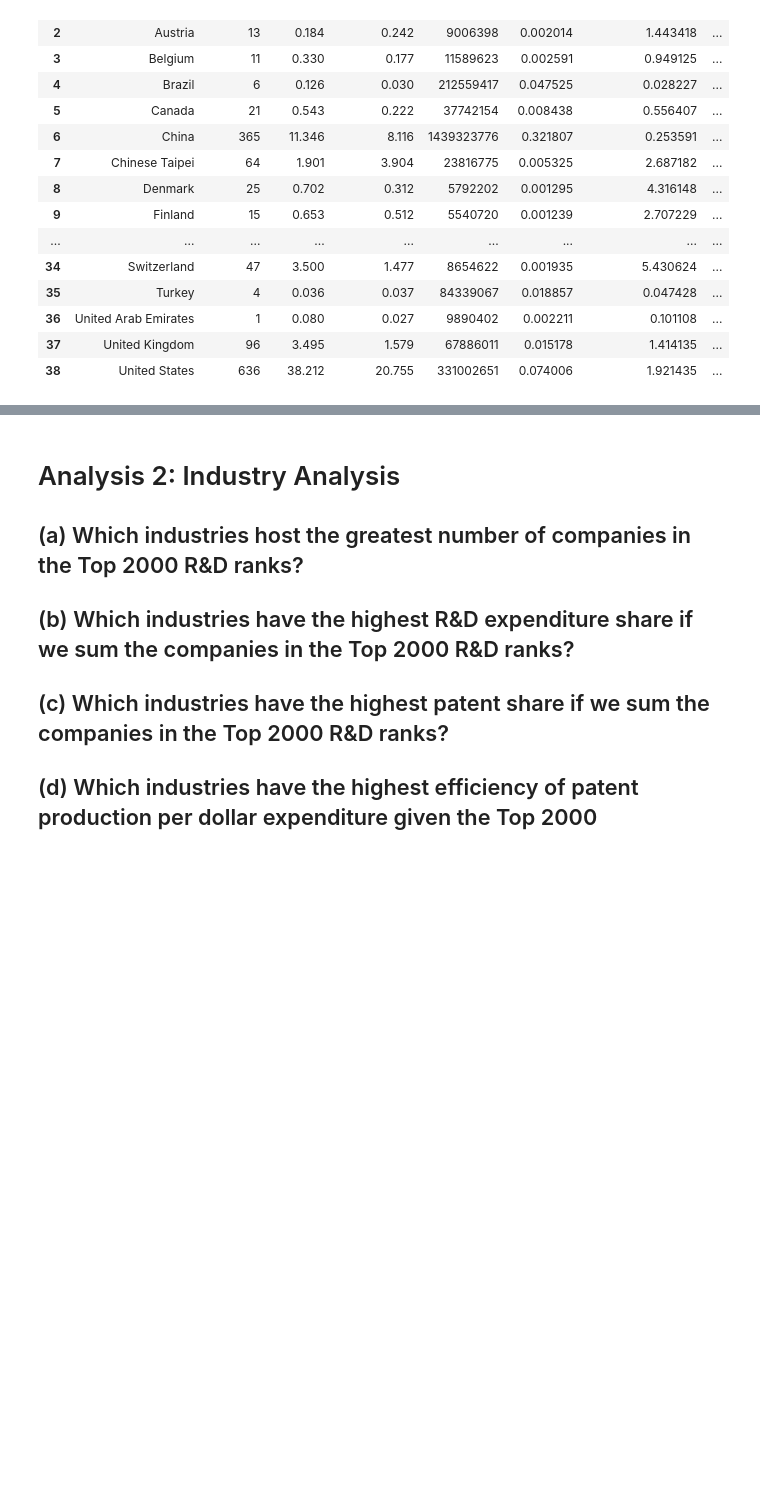
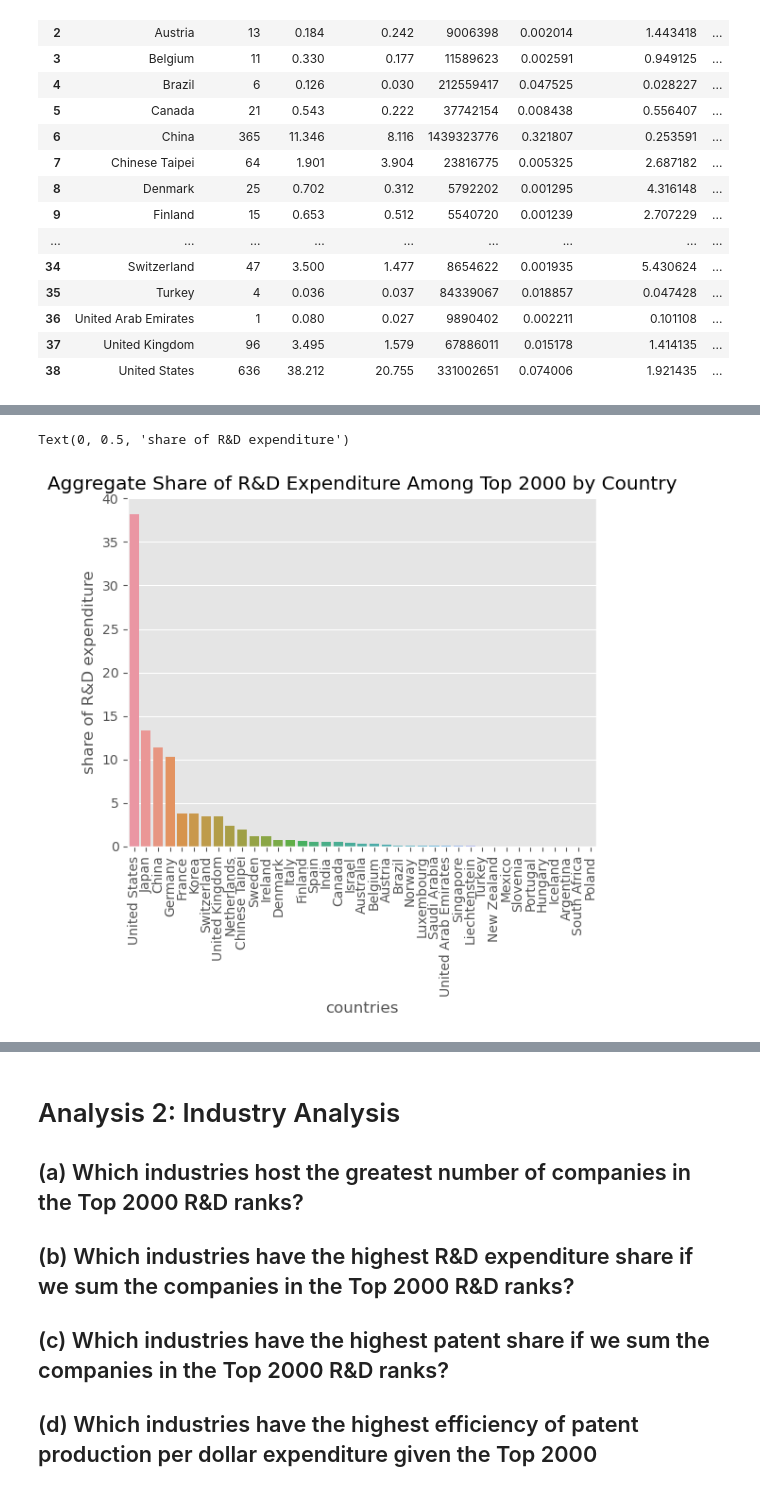
Before and after one commit to bassoonelephant/ip-productivity, a Jupyter notebook: ip_workbench.ipynb, the cells around one changed output, grey strips where cells are left out. Drawn from its saved outputs; the diff is of its cells as text; code cells hidden in the pictures; blank space fills up the shorter version.

```diff
--- a/ip_workbench.ipynb
+++ b/ip_workbench.ipynb
@@ -101,0 +128,14 @@ country_analysis
+# %%
+# (b) Which countries have the highest R&D expenditure share if we sum the companies in the Top 2000 R&D ranks?
+
+sns.barplot(x = 'hq_country',
+            y = 'rd_share',
+            data = country_analysis,
+            order = country_analysis.sort_values('rd_share', ascending = False).hq_country)
+plt.xticks(rotation=90)
+plt.title('Aggregate Share of R&D Expenditure Among Top 2000 by Country')
+plt.xlabel('countries')
+plt.ylabel('share of R&D expenditure')
+# %% [output]
+Text(0, 0.5, 'share of R&D expenditure')
+[figure, added]
```
Also changed, not shown: parts of 9 cells of this notebook.
